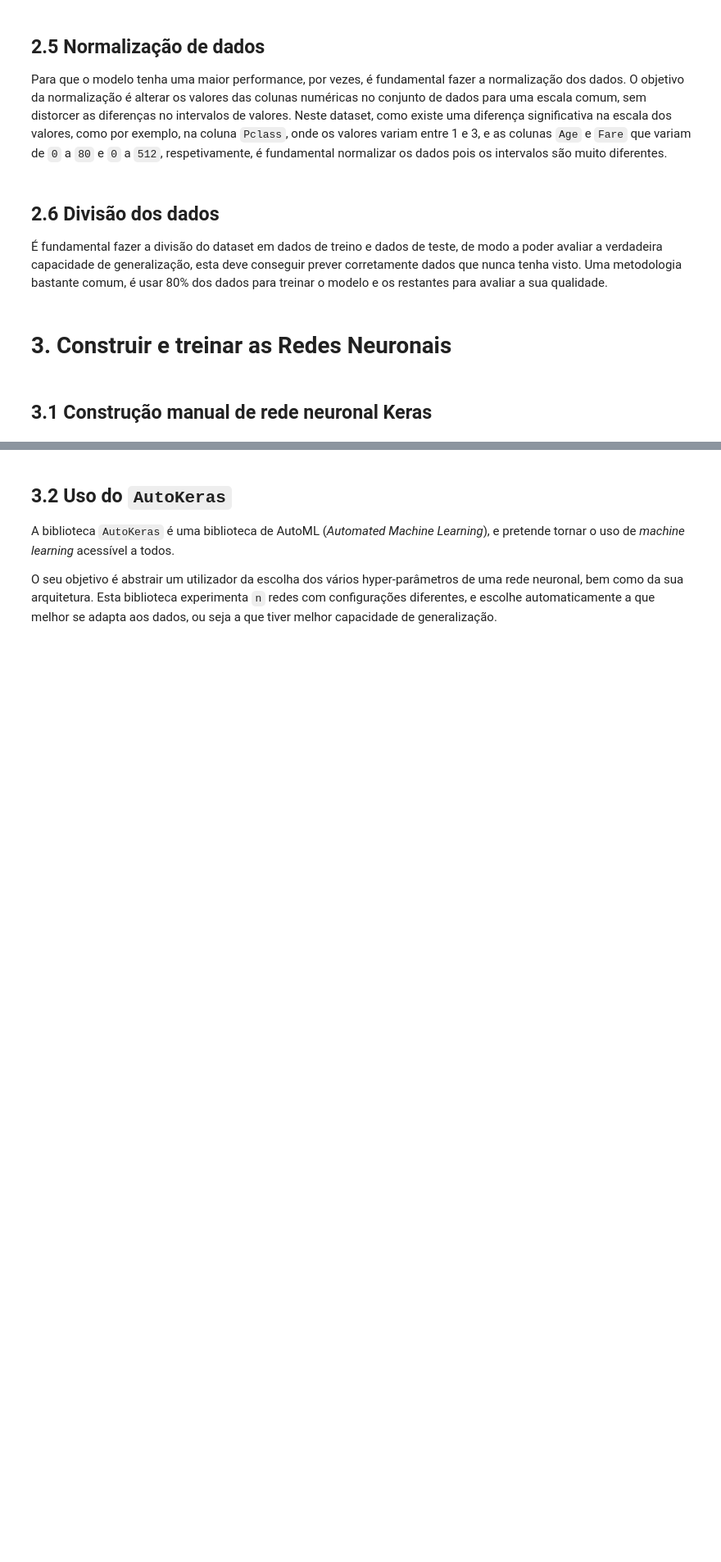
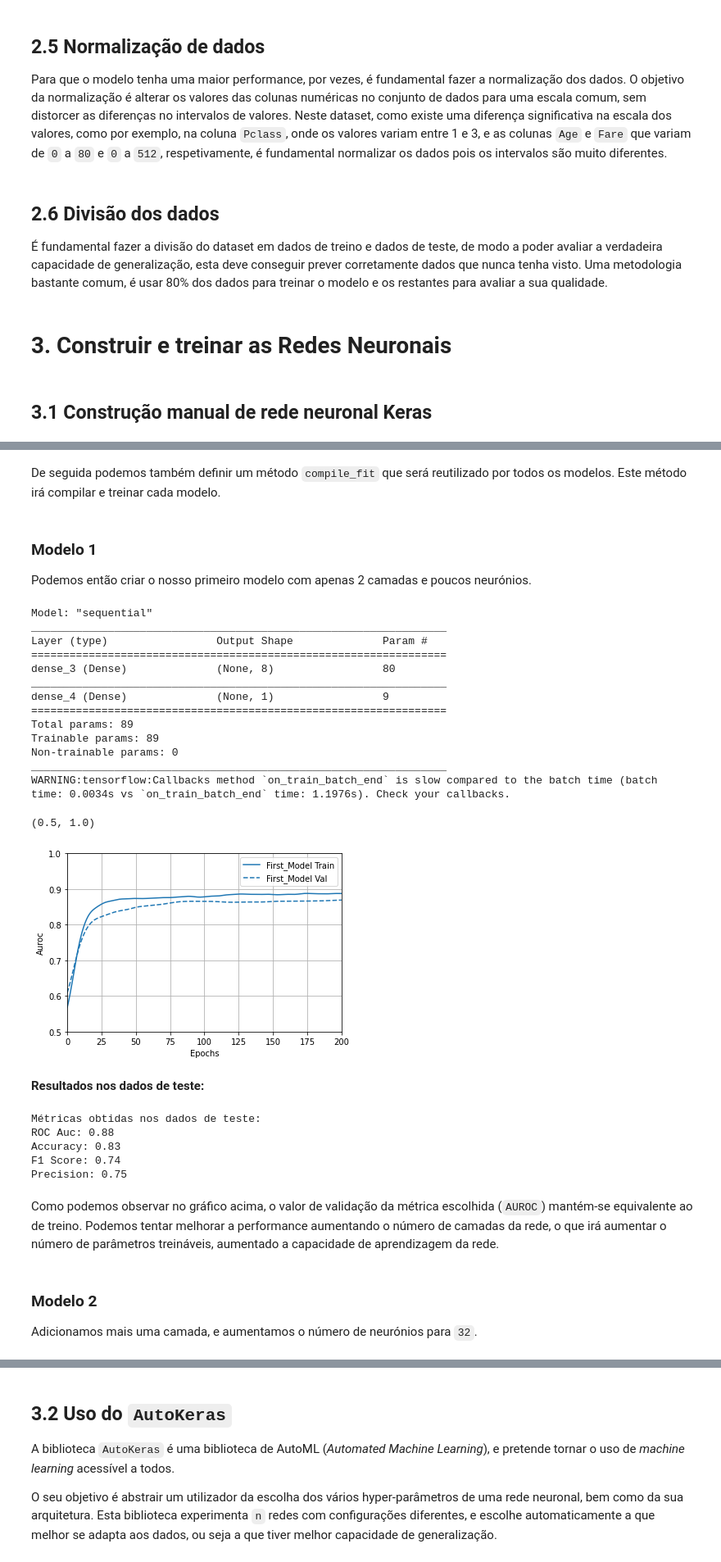
Before and after one commit to diogosilva30/Applied-Deep-Learning, a Jupyter notebook: Practical Work 1/notebook.ipynb, the cells around one changed output, grey strips where cells are left out. Shown at 82% size. Drawn from its saved outputs; the diff is of its cells as text; code cells hidden in the pictures; blank space fills up the shorter version.

```diff
--- a/Practical Work 1/notebook.ipynb
+++ b/Practical Work 1/notebook.ipynb
@@ -196,7 +196,7 @@ from sklearn.model_selection import train_test_split
 # Dividir dados em treino e teste.
 # 20% dos dados são usados para teste
 # random_state = 42, para resultados reproduzíveis
-X_train, X_test, y_train, y_test = train_test_split(X, y, test_size=0.2, random_state = global_seed, stratify=y)
+X_train, X_test, y_train, y_test = train_test_split(X, y, test_size=0.2, random_state = global_seed)
 # %% [markdown]
 # 3. Construir e treinar as Redes Neuronais
 # %%
@@ -244,0 +238,74 @@ Precision: 0.81
+# %% [markdown]
+De seguida podemos também definir um método `compile_fit` que será reutilizado por todos os modelos. Este método irá compilar e treinar cada modelo.
+# %%
+from sklearn.metrics import roc_auc_score
+
+def auroc(y_true, y_pred):
+    return tf.py_function(roc_auc_score, (y_true, y_pred), tf.double)
+
+def compile_fit(model, name, max_epochs=10000):
+
+  model.compile(optimizer=tf.keras.optimizers.Adam(),
+                loss=tf.keras.losses.BinaryCrossentropy(),
+                metrics=[auroc])
+  model.summary()
+
+  history = model.fit(
+    X_train,
+    y_train,
+    epochs=max_epochs,
+    validation_split=0.15, # 20% para validação
+    callbacks=get_callbacks(name),
+    verbose=0)
+  return history
+# %%
+# Dicionário para guardar os históricos de treino
+history={}
+# %% [markdown]
+### Modelo 1
+Podemos então criar o nosso primeiro modelo com apenas 2 camadas e poucos neurónios.
+# %%
+model_1 = tf.keras.Sequential([
+    tf.keras.layers.Dense(8, activation='relu', input_shape=(X_train.shape[1],)),
+    tf.keras.layers.Dense(1, activation = 'sigmoid') # apenas um neurónio para output de 0 ou 1
+])
+# %%
+# Adicionar ao dicionário
+history["first_model"] = compile_fit(model_1, "first_model")
+# Podemos fazer o plot do treino do modelo
+# Criar plotter
+plotter = tfdocs.plots.HistoryPlotter(metric = 'auroc', smoothing_std=10)
+# Fazemos plot do historico de treino
+plotter.plot(history)
+plt.ylim([0.5, 1]) # Apenas de 0.5 para cima
+# %% [output]
+Model: "sequential"
+_________________________________________________________________
+Layer (type)                 Output Shape              Param #
+=================================================================
+dense_3 (Dense)              (None, 8)                 80
+_________________________________________________________________
+dense_4 (Dense)              (None, 1)                 9
+=================================================================
+Total params: 89
+Trainable params: 89
+Non-trainable params: 0
+_________________________________________________________________
+WARNING:tensorflow:Callbacks method `on_train_batch_end` is slow compared to the batch time (batch time: 0.0034s vs `on_train_batch_end` time: 1.1976s). Check your callbacks.
+(0.5, 1.0)
+[figure, added]
+# %% [markdown]
+**Resultados nos dados de teste:**
+# %%
+print_test_results(y_test, model_1.predict(X_test))
+# %% [output]
+Métricas obtidas nos dados de teste:
+ROC Auc: 0.88
+Accuracy: 0.83
+F1 Score: 0.74
+Precision: 0.75
+# %% [markdown]
+Como podemos observar no gráfico acima, o valor de validação da métrica escolhida (`AUROC`) mantém-se equivalente ao de treino. Podemos tentar melhorar a performance aumentando o número de camadas da rede, o que irá aumentar o número de parâmetros treináveis, aumentado a capacidade de aprendizagem da rede.
+# %% [markdown]
+### Modelo 2
+Adicionamos mais uma camada, e aumentamos o número de neurónios para `32`.
```
Also changed, not shown: parts of 30 cells of this notebook.
